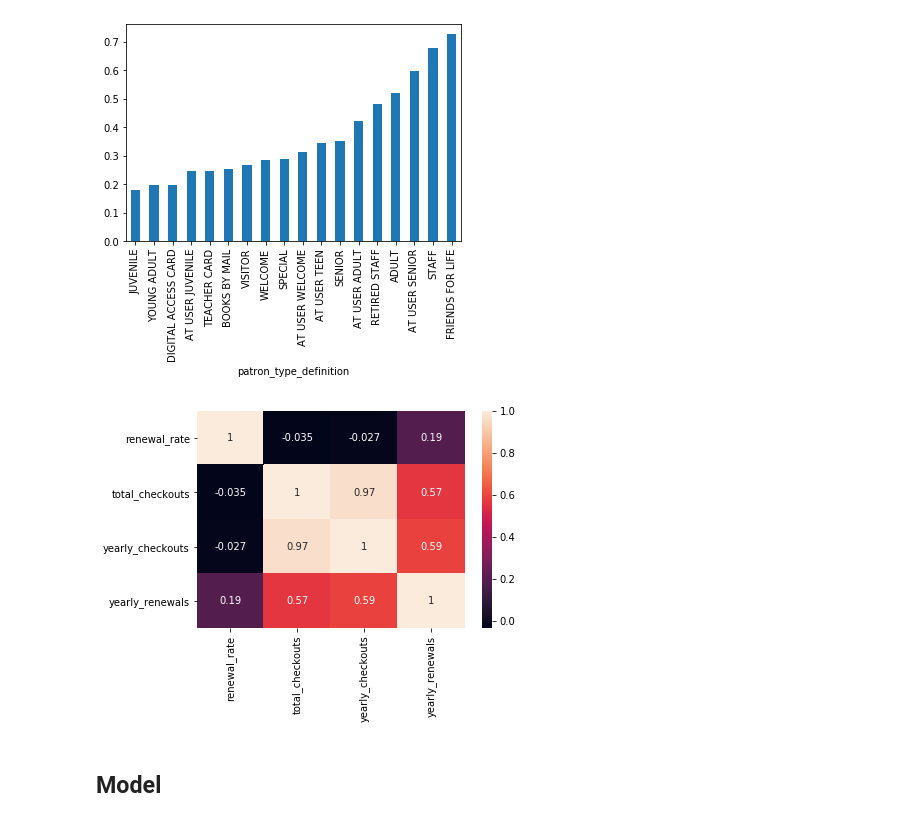
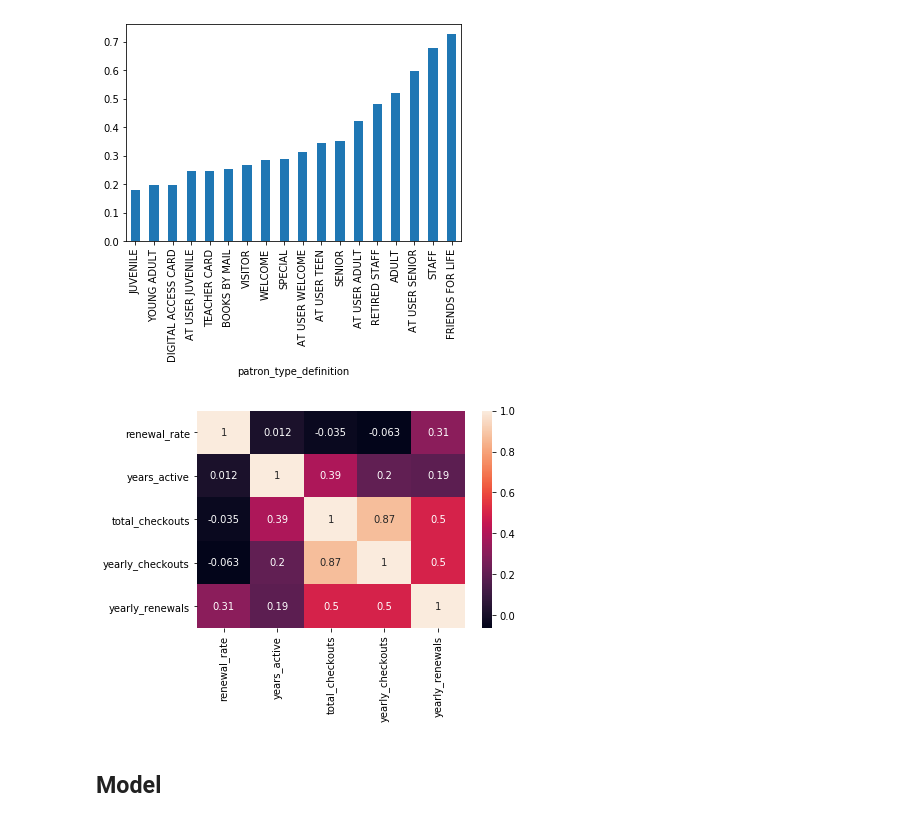
Before and after one commit to arispeaks/SFLibrary, a Jupyter notebook: SF_Library_Project.ipynb, the cells around one changed output. Drawn from its saved outputs; the diff is of its cells as text; code cells hidden in the pictures.

Commit message:
add years_active
type: refactor

change yearly rates to be based on years active instead of total years

```diff
--- a/SF_Library_Project.ipynb
+++ b/SF_Library_Project.ipynb
@@ -329,5 +336,8 @@ Name: total_checkouts, dtype: float64
 # Therefore, to get a real gauge of which age group really checks out the most books
 # I want to compute the average checkouts/years active
 # assuming the current year is 1 yr more than the maximum year noted in the dataset
+# %%
+#play with active years instead of all years
+df_comp['years_active'] = (df_comp.circulation_active_year- df_comp.year_patron_registered)+1
 # %%
-df_comp["yearly_checkouts"] = np.round(df_comp.total_checkouts/(df_comp.circulation_active_year.max()+ 1  - df_comp.circulation_active_year),0)
+df_comp["yearly_checkouts"] = np.round(df_comp.total_checkouts/df_comp.years_active)
@@ -370,7 +364,7 @@ df_comp.groupby('age_range').yearly_checkouts.mean().plot(kind ='bar');
 # For the above, there is a definite dip in library usage in starting from early 20s to mid 40s.
 # Then a steady climb from there. But still, the oldest members have the highest average checkouts per years active.
 # What about renewals? Because renewals are directly related to checkouts, this look relatively the same as the graph above.
-df_comp['yearly_renewals'] = np.round(df_comp.total_renewals/(df_comp.circulation_active_year.max()+ 1  - df_comp.circulation_active_year),0)
+df_comp['yearly_renewals'] = np.round(df_comp.total_renewals/df_comp.years_active,0)
 # %%
 df_comp.groupby('age_range').yearly_renewals.mean().plot(kind ='bar');
 # %% [output]
@@ -438,8 +432,8 @@ df_comp.groupby("patron_type_definition").renewal_rate.mean().sort_values().plot
 # %% [output]
 [figure]
 # %%
-sns.heatmap(df_comp[['renewal_rate', 'total_checkouts', 'age_range', 'yearly_checkouts', 'yearly_renewals']].corr(), annot = True);
+sns.heatmap(df_comp[['renewal_rate','years_active', 'total_checkouts', 'yearly_checkouts', 'yearly_renewals']].corr(), annot = True);
 # %% [output]
-[figure, old version]
+[figure, new version]
 # %% [markdown]
 ## Model
```
Also changed, not shown: parts of 9 cells of this notebook.
